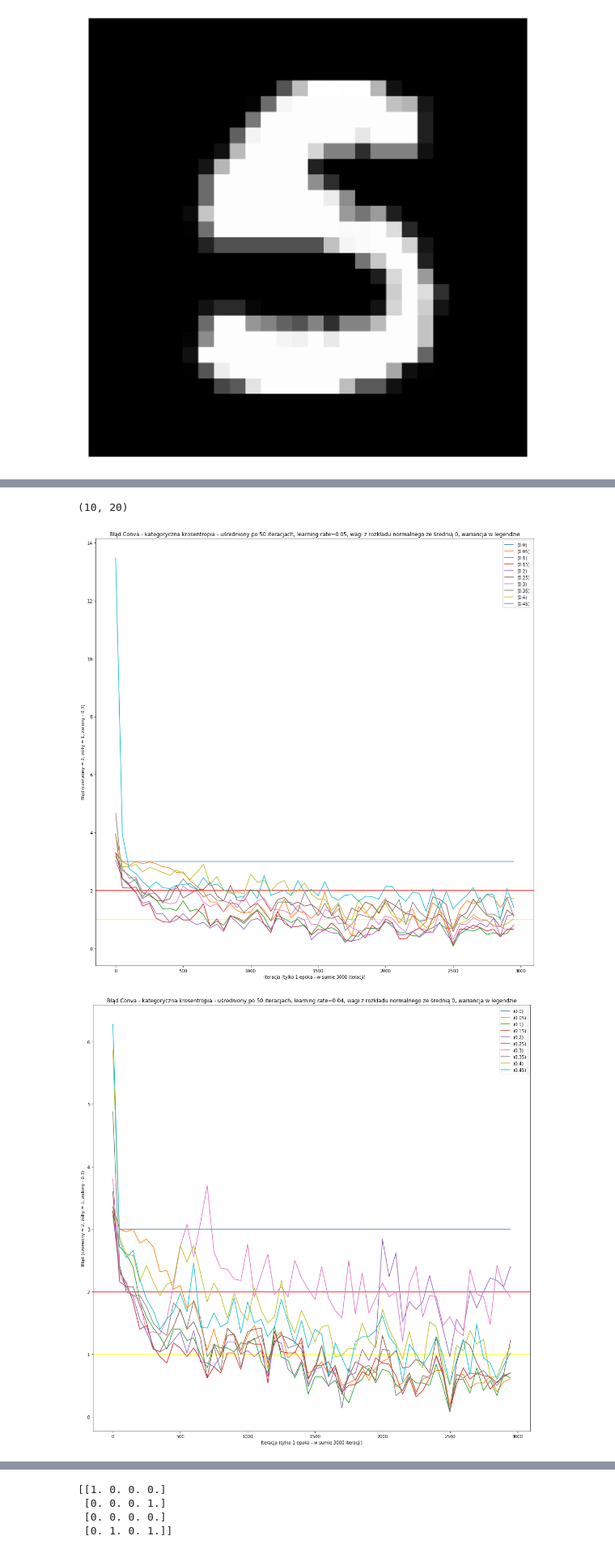
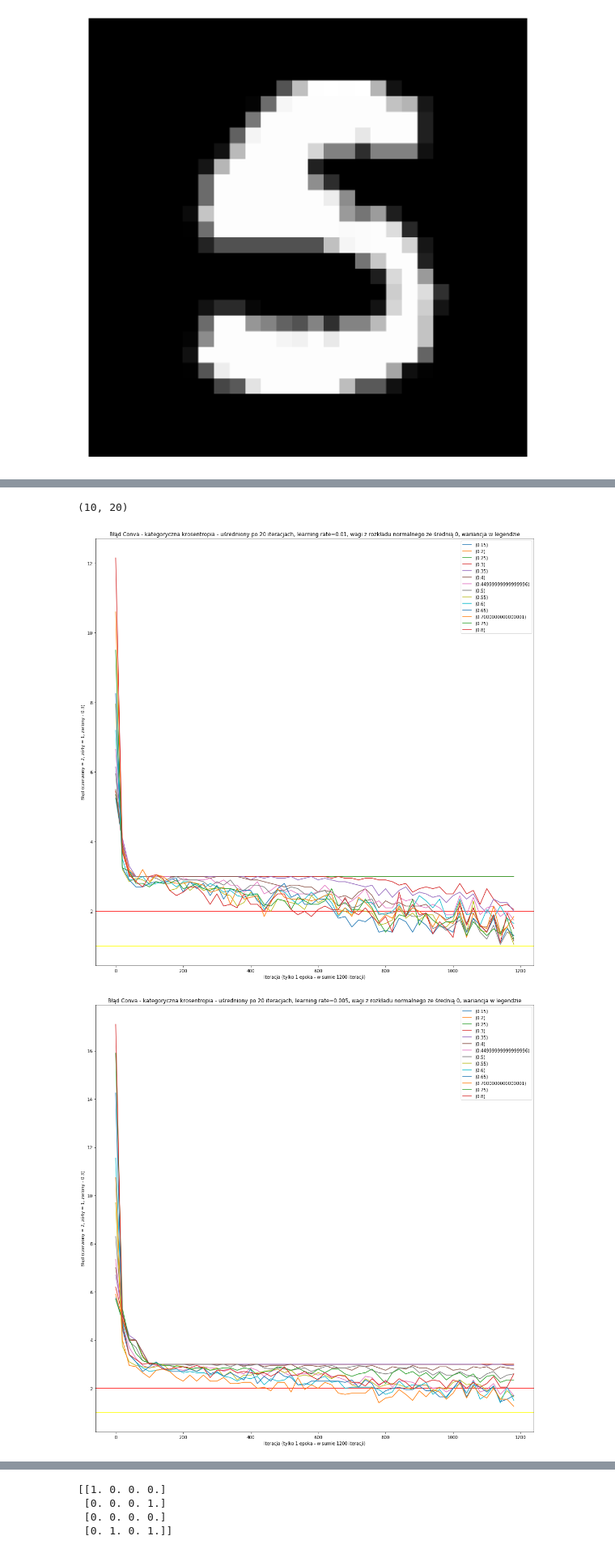
Before and after one commit to JonothorDarry/MaszynLyrn, a Jupyter notebook: Conv NN.ipynb, the cells around one changed output, grey strips where cells are left out. Shown at 81% size. Saved outputs shown, nothing was run; the diff lists cells and outputs as text; code cells hidden in the pictures.

```diff
--- a/Conv NN.ipynb
+++ b/Conv NN.ipynb
@@ -340,7 +415,7 @@ for jj in range(num):
     for i in range(10):
         m2[i]=conv_forw(img, matt[i])
         m3[i]=relu(m2[i])
-        m4[i], Face1=pool_forw(m3[i], (2,2))
+        m4[i], Face1=pool_forw(m3[i], np.asarray([2,2]).astype('int32'))
         m8[i]=m4[i].reshape(m4[i].shape[0]*m4[i].shape[1]*m4[i].shape[2])
 
     """m5=[0]*10
@@ -417,9 +492,9 @@ plt.show()
 # %%
 #Hyperparameter tuning dla intelektualnej biedoty - zwykły grid syrcz, dalej vizualizacja
 #ccn - learning rate, loopz - number of iterations, streetcleaner - hardcoded number of weights in first Fully connected layer
-loopz=3000
-conn=np.asarray(list(range(0, 10, 1)))/20
-to_check=[0.05,0.04,0.025,0.01]
+loopz=1200
+conn=np.asarray(list(range(1, 15, 1)))/50
+to_check=[0.01,0.005,0.001,0.0005,0.0001]
 sk=np.zeros((len(to_check), len(conn), loopz), dtype='int64')
 
 for last_exit_for_the_lost in range(len(to_check)):
@@ -430,15 +505,15 @@ for last_exit_for_the_lost in range(len(to_check)):
         matt=[0]*10
         matt2=[0]*10
         for i in range(10):
-            matt[i]=np.asarray([np.random.normal(0, conn[k]) for j in range(9)]).reshape(3,3)
-            matt2[i]=np.asarray([np.random.normal(0, conn[k]) for j in range(9)]).reshape(3,3)
+            matt[i]=conn[k]*np.asarray([np.random.normal(0, 1) for j in range(9)]).reshape(3,3)
+            matt2[i]=conn[k]*np.asarray([np.random.normal(0, 1) for j in range(9)]).reshape(3,3)
 
         #img=cv2.imread("E:\W3\GGHard.jpg")
-        w1=np.asmatrix(np.asarray([np.random.normal(0, conn[k]) for j in range(streetcleaner*20)]).reshape(20,streetcleaner))
-        bw1=np.random.normal(0, conn[k])
+        w1=conn[k]*np.asmatrix(np.asarray([np.random.normal(0, 1) for j in range(streetcleaner*20)]).reshape(20,streetcleaner))
+        bw1=conn[k]*np.random.normal(0, 1)
         #w2=np.asmatrix(np.asarray([np.random.uniform(-4*math.sqrt(1/5), 4*math.sqrt(1/5)) for j in range(10*20)]).reshape(10,20))
-        w2=np.asmatrix(np.asarray([np.random.normal(0, conn[k]) for j in range(10*20)]).reshape(10,20))
-        bw2=np.random.normal(0, conn[k])
+        w2=conn[k]*np.asmatrix(np.asarray([np.random.uniform(0, 1) for j in range(10*20)]).reshape(10,20))
+        bw2=conn[k]*np.random.normal(0, 1)
 
         m2=[0]*10
         m3=[0]*10
@@ -548,34 +623,34 @@ for last_exit_for_the_lost in range(len(to_check)):
 # %%
 print(w2.shape)
 dt=loopz
-kgbo=50
+kgbo=20
 dt2=dt//kgbo
 ss=10
 
 dkkk=np.zeros((len(to_check), len(conn), dt2), dtype='float64')
 
 for ij in range(len(to_check)):
     for j in range(len(conn)):
         for i in range(dt2):
             dkkk[ij,j,i]=sum(sk[ij,j,i*kgbo:(i+1)*kgbo])/kgbo
 
 #ax.axhline(0.3, color='green')
 for ij in range(len(to_check)):
     fig, ax=plt.subplots(1, 1, figsize=(18,18))
     ax.set_title('Błąd Conva - kategoryczna krosentropia - uśredniony po {} iteracjach, learning rate={}, wagi z rozkładu normalnego ze średnią 0, wariancja w legendzie'.format(kgbo, to_check[ij]))
     ax.set_xlabel('Iteracja (tylko 1 epoka - w sumie {} iteracji)'.format(loopz))
     ax.set_xticklabels(range(0, loopz+1, kgbo*ss))
     ax.set_xticks(range(0, loopz//kgbo+1, ss))
     ax.set_ylabel('Błąd (czerwony = 2, żółty = 1, zielony - 0.3)'.format(loopz))
     ax.axhline(2, color='red')
     ax.axhline(1, color='yellow')
 
-    for j in range(len(conn)):
-        ax.plot(dkkk[ij,j], label='({})'.format(j/20))
+    for j in range(len(conn)-10):
+        ax.plot(dkkk[ij,j], label='({})'.format(0.15+j/20))
         ax.legend()
     plt.show()
 plt.show()
 # %% [output]
 (10, 20)
-[figure, old version]
+[figure, new version]
-[figure, old version]
+[figure, new version]
```
Also changed, not shown: parts of 12 cells of this notebook.
